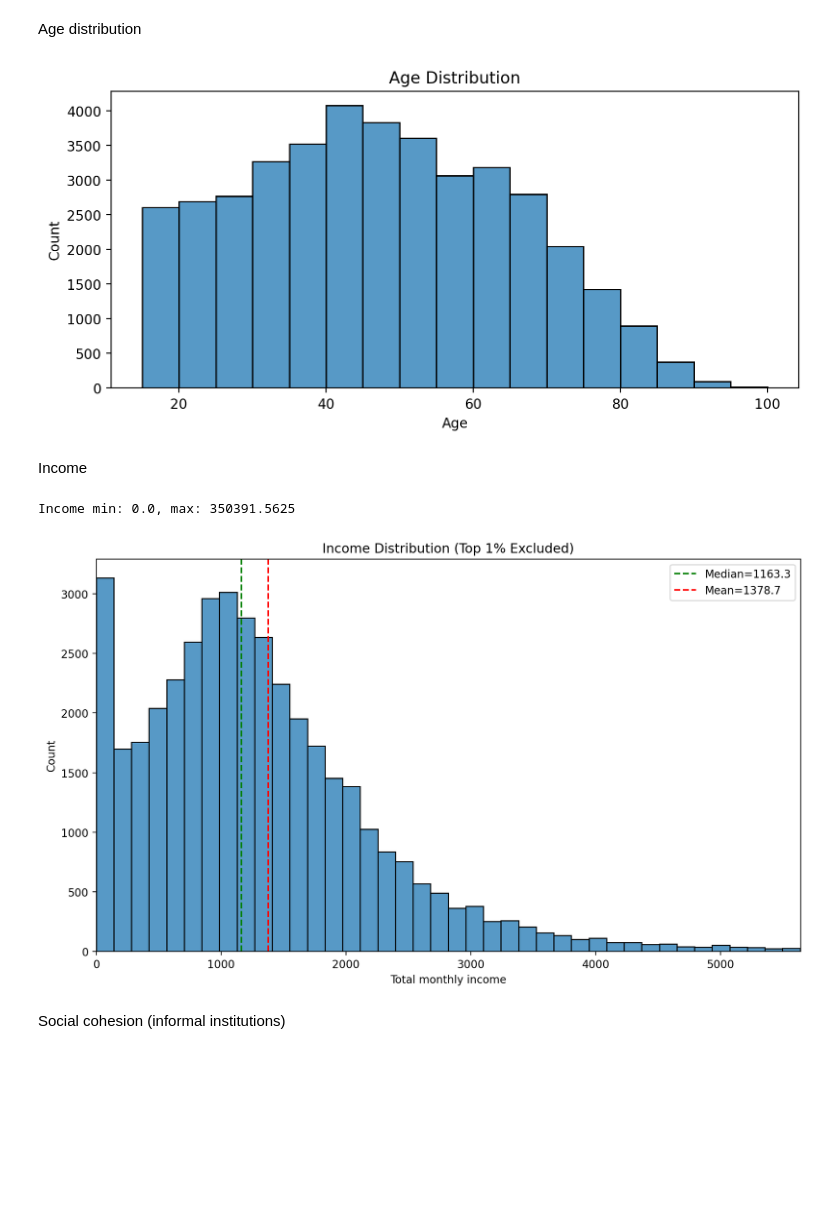
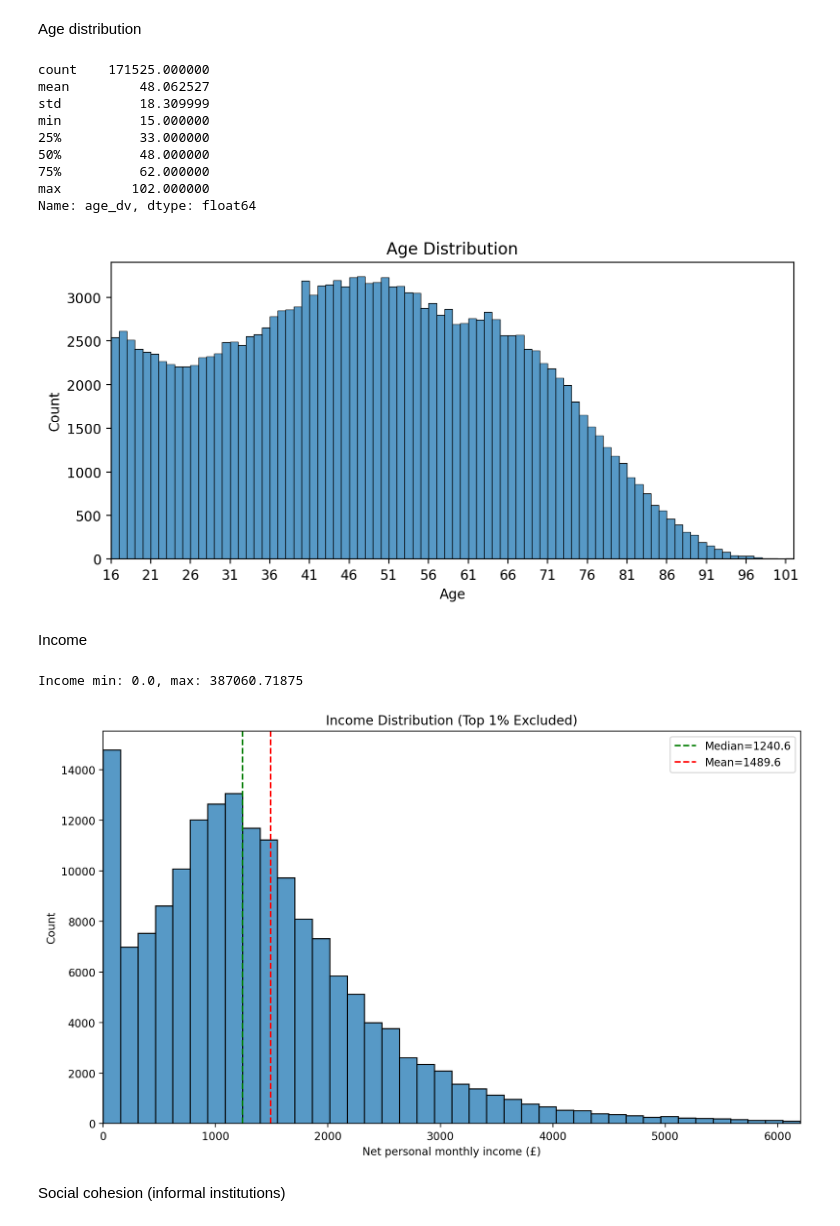
Before and after one commit to arikatz123/ukhls_informal_institutions_project, a Jupyter notebook: notebooks/refined_data_processing.ipynb, the cells around one changed output. Cells and saved outputs as stored; diff of their text form; code cells hidden in the pictures; blank space fills up the shorter version.

```diff
--- a/notebooks/refined_data_processing.ipynb
+++ b/notebooks/refined_data_processing.ipynb
@@ -60,5 +57,0 @@ Great! For now, I'll just use data from wave C, which has the highest number of
-# %%
-# Drop all waves except wave c
-
-df = df[df['wave'] == 'c']
-print("Shape after dropping waves:", df.shape)
@@ -209,21 +224,38 @@ Age distribution
 # %%
 
 col = 'age_dv'
-age_min = X[col].min()
+age_min = X[col].min() + 1
 age_max = X[col].max()
 
-# bins of width 5, starting from the min value
-bins = np.arange(age_min, age_max + 5, 5)
+# Print descriptive statistics
+print(X[col].describe())
+
+# bins of width 1, starting from the min value
+bins = np.arange(age_min, age_max + 1, 1)
 
 plt.figure(figsize=(8, 4))
 sns.histplot(X[col], bins=bins, kde=False, color='C0')
+
+# Set x-axis to show full range
+plt.xlim(age_min, age_max)
+plt.xticks(np.arange(age_min, age_max + 1, 5))  # Show ticks every 5 points
+
 plt.title('Age Distribution')
 plt.xlabel('Age')
 plt.ylabel('Count')
 plt.tight_layout()
 plt.show()
 # %% [output]
+count    171525.000000
+mean         48.062527
+std          18.309999
+min          15.000000
+25%          33.000000
+50%          48.000000
+75%          62.000000
+max         102.000000
+Name: age_dv, dtype: float64
-[figure, old version]
+[figure, new version]
 # %% [markdown]
 Income
 # %%
@@ -239,7 +271,7 @@ upper_limit = np.percentile(X[col], 99)
 sns.histplot(X[col][X[col] <= upper_limit], bins=40, kde=False, color='C0')
 plt.xlim(X[col].min(), upper_limit)
 plt.title('Income Distribution (Top 1% Excluded)')
-plt.xlabel('Total monthly income')
+plt.xlabel('Net personal monthly income (£)')
 plt.ylabel('Count')
 plt.axvline(X[col].median(), color="green", linestyle="--", label=f"Median={X[col].median():.1f}")
 plt.axvline(X[col].mean(), color="red", linestyle="--", label=f"Mean={X[col].mean():.1f}")
@@ -247,8 +279,8 @@ plt.legend()
 plt.tight_layout()
 plt.show()
 # %% [output]
-Income min: 0.0, max: 350391.5625
+Income min: 0.0, max: 387060.71875
-[figure, old version]
+[figure, new version]
 # %% [markdown]
 Social cohesion (informal institutions)
 # %%
```
Also changed, not shown: parts of 25 cells of this notebook, 1 other file.
